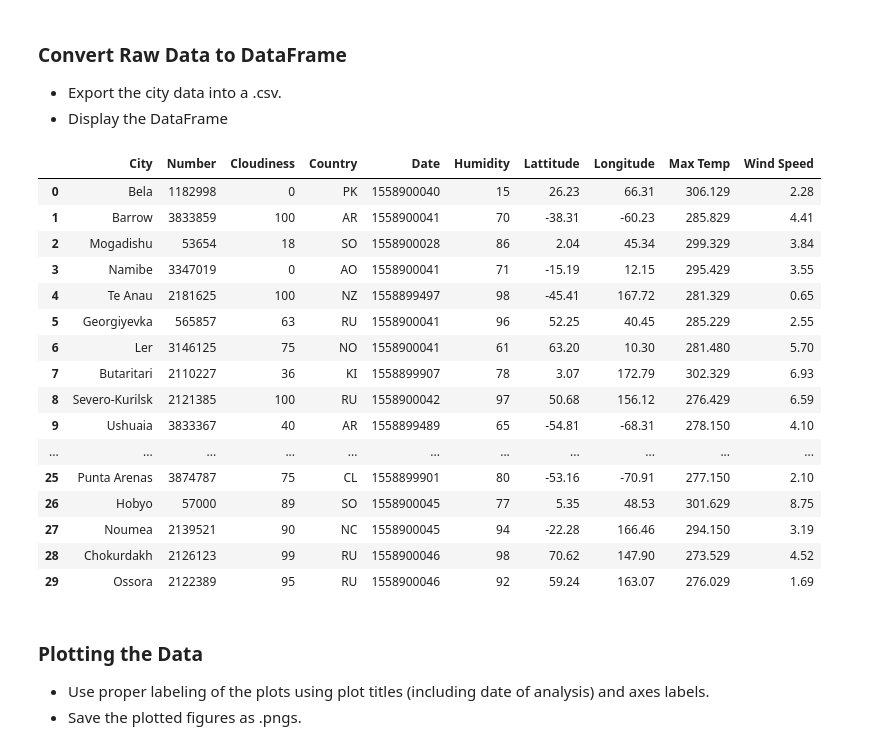
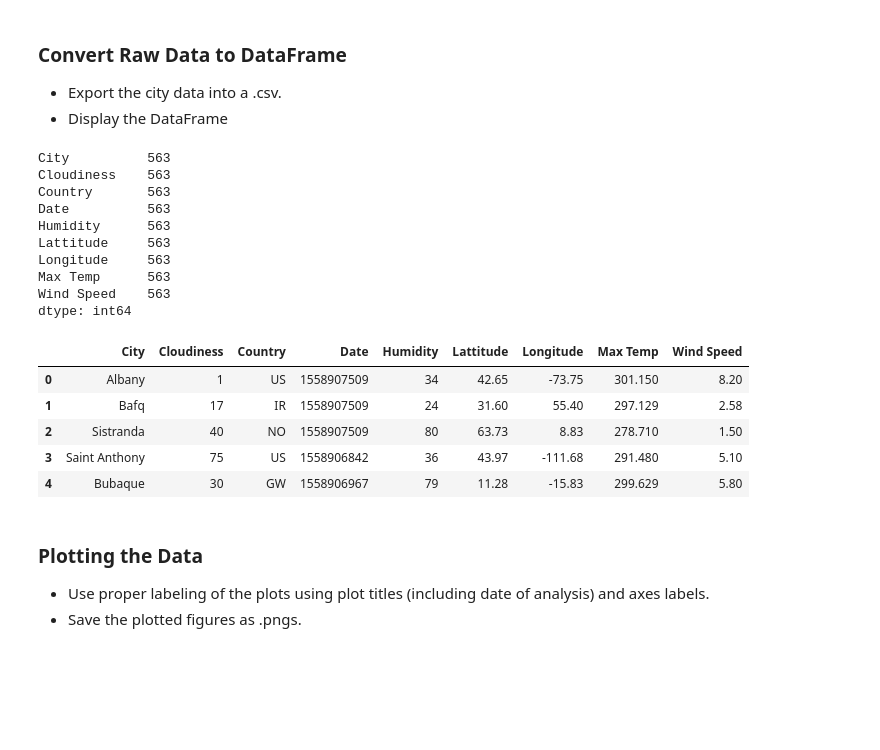
Before and after one commit to usn1485/Python_API_HW, a Jupyter notebook: WeatherPy.ipynb, the cells around one changed output. Cells and saved outputs as stored; diff of their text form; code cells hidden in the pictures; blank space fills up the shorter version.

```diff
--- a/WeatherPy.ipynb
+++ b/WeatherPy.ipynb
@@ -86,13 +80,19 @@ count=0
 # %%
+
+# Log file print statement
+print(f"Beginning Data Retrieval")
+print(f"--------------------")
+
+#Find out name,
 for city in cities:
 
     try:
 
         baseurl= f"{url}appid={api_key}&q={city}"
-        #print(baseurl)
+
         city_weather=requests.get(baseurl).json()
+
         name = city_weather['name']
-        number = city_weather['id']
         cloudiness = city_weather['clouds']['all']
         country = city_weather['sys']['country']
         date=city_weather['dt']
@@ -103,12 +103,8 @@ for city in cities:
         wind_speed=city_weather['wind']['speed']
 
 
-       # print(f"{name} and {number}")
 
-
-        weather_data.append(city_weather)
         city_name.append(name)
-        city_number.append(number)
         Cloudiness.append(cloudiness)
         countries.append(country)
         Date.append(date)
@@ -118,16 +114,16 @@ for city in cities:
         Max_temp.append(mx_temp)
         Wind_speed.append(wind_speed)
 
+        print(f"Processing record {count} of set |{name} ")
+
+
 
         count+=1
-        if count==30:
-            break
+
 
     except KeyError:
-        print("NAN")
-
-        #print(f"The weather of city number {str(weather_data['id'])} and city {weather_data['name']} is {weather_data}")
-    #print(weather_data[3])
-#print(Date)
-print("done")
+           print("City not found. Skipping...")
+print("-----------------------------")
+print("Data Retrieval Complete ")
+print("----------------------------- ")
 # %% [output]
@@ -142,7 +150,6 @@ done
 * Display the DataFrame
 # %%
 City_weather_df=pd.DataFrame({"City":city_name ,
-                              "Number":city_number,
                               "Cloudiness":Cloudiness,
                               "Country":countries,
                               "Date":Date,
@@ -154,23 +161,16 @@ City_weather_df=pd.DataFrame({"City":city_name ,
 
 
                               })
-                             # Cloudiness	Country	Date	Humidity	Lat	Lng	Max Temp	Wind Speed
-City_weather_df
+
+City_weather_df.count()
 # %% [output]
-|  | City | Number | Cloudiness | Country | Date | Humidity | Lattitude | Longitude | Max Temp | Wind Speed |
-| 0 | Bela | 1182998 | 0 | PK | 1558900040 | 15 | 26.23 | 66.31 | 306.129 | 2.28 |
-| 1 | Barrow | 3833859 | 100 | AR | 1558900041 | 70 | -38.31 | -60.23 | 285.829 | 4.41 |
-| 2 | Mogadishu | 53654 | 18 | SO | 1558900028 | 86 | 2.04 | 45.34 | 299.329 | 3.84 |
-| 3 | Namibe | 3347019 | 0 | AO | 1558900041 | 71 | -15.19 | 12.15 | 295.429 | 3.55 |
-| 4 | Te Anau | 2181625 | 100 | NZ | 1558899497 | 98 | -45.41 | 167.72 | 281.329 | 0.65 |
-| 5 | Georgiyevka | 565857 | 63 | RU | 1558900041 | 96 | 52.25 | 40.45 | 285.229 | 2.55 |
-| 6 | Ler | 3146125 | 75 | NO | 1558900041 | 61 | 63.20 | 10.30 | 281.480 | 5.70 |
-| 7 | Butaritari | 2110227 | 36 | KI | 1558899907 | 78 | 3.07 | 172.79 | 302.329 | 6.93 |
-| 8 | Severo-Kurilsk | 2121385 | 100 | RU | 1558900042 | 97 | 50.68 | 156.12 | 276.429 | 6.59 |
-| 9 | Ushuaia | 3833367 | 40 | AR | 1558899489 | 65 | -54.81 | -68.31 | 278.150 | 4.10 |
-| ... | ... | ... | ... | ... | ... | ... | ... | ... | ... | ... |
-| 25 | Punta Arenas | 3874787 | 75 | CL | 1558899901 | 80 | -53.16 | -70.91 | 277.150 | 2.10 |
-| 26 | Hobyo | 57000 | 89 | SO | 1558900045 | 77 | 5.35 | 48.53 | 301.629 | 8.75 |
-| 27 | Noumea | 2139521 | 90 | NC | 1558900045 | 94 | -22.28 | 166.46 | 294.150 | 3.19 |
-| 28 | Chokurdakh | 2126123 | 99 | RU | 1558900046 | 98 | 70.62 | 147.90 | 273.529 | 4.52 |
-| 29 | Ossora | 2122389 | 95 | RU | 1558900046 | 92 | 59.24 | 163.07 | 276.029 | 1.69 |
+City          563
+Cloudiness    563
+Country       563
+Date          563
+Humidity      563
+Lattitude     563
+Longitude     563
+Max Temp      563
+Wind Speed    563
+dtype: int64
@@ -183,3 +177,15 @@ City_weather_df
+# %%
+#save the dataframe to csv
+City_weather_df.to_csv(output_data_file)
+#Display Dataframe
+City_weather_df.head()
+# %% [output]
+|  | City | Cloudiness | Country | Date | Humidity | Lattitude | Longitude | Max Temp | Wind Speed |
+| 0 | Albany | 1 | US | 1558907509 | 34 | 42.65 | -73.75 | 301.150 | 8.20 |
+| 1 | Bafq | 17 | IR | 1558907509 | 24 | 31.60 | 55.40 | 297.129 | 2.58 |
+| 2 | Sistranda | 40 | NO | 1558907509 | 80 | 63.73 | 8.83 | 278.710 | 1.50 |
+| 3 | Saint Anthony | 75 | US | 1558906842 | 36 | 43.97 | -111.68 | 291.480 | 5.10 |
+| 4 | Bubaque | 30 | GW | 1558906967 | 79 | 11.28 | -15.83 | 299.629 | 5.80 |
 # %% [markdown]
 ### Plotting the Data
 * Use proper labeling of the plots using plot titles (including date of analysis) and axes labels.
```
Also changed, not shown: parts of 13 cells of this notebook, 5 other files.
